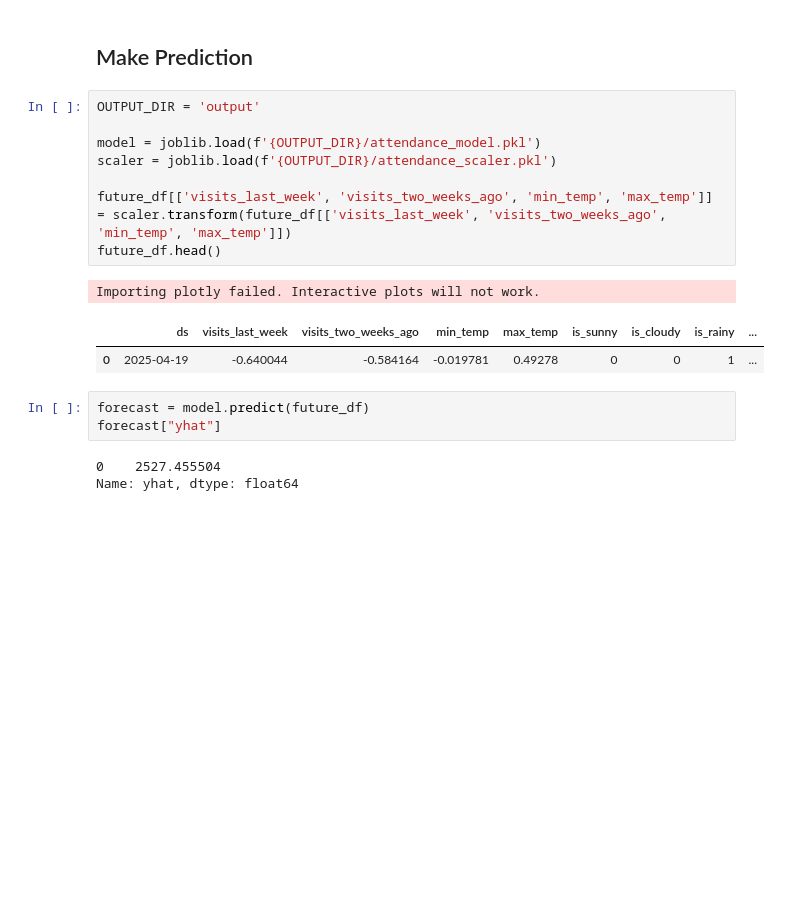
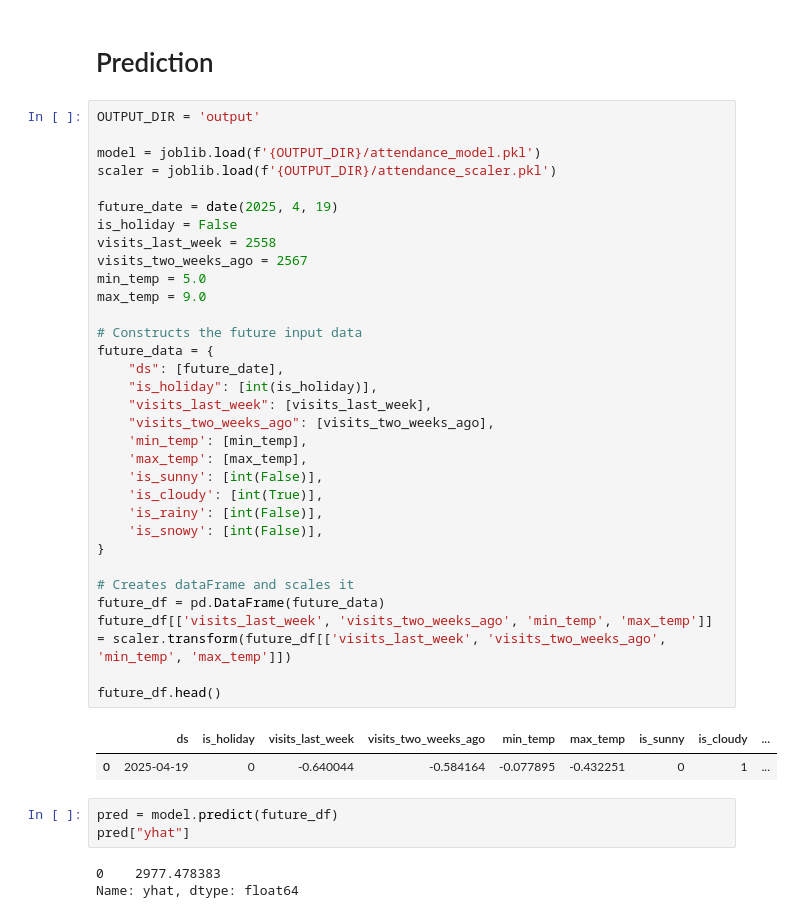
Before and after one commit to paulhfch/evergreen-market-attendance-forecast, a Jupyter notebook: attendance-forecast.ipynb, the cells around one changed output. Cells and saved outputs as stored; diff of their text form; blank space fills up the shorter version.

Commit message:
Update prediction function to take in inputs instead of calling API

```diff
--- a/attendance-forecast.ipynb
+++ b/attendance-forecast.ipynb
@@ -130,20 +437,43 @@ future_df.head()
 # %% [markdown]
-## Make Prediction
+# Prediction
 # %%
 OUTPUT_DIR = 'output'
 
 model = joblib.load(f'{OUTPUT_DIR}/attendance_model.pkl')
 scaler = joblib.load(f'{OUTPUT_DIR}/attendance_scaler.pkl')
 
+future_date = date(2025, 4, 19)
+is_holiday = False
+visits_last_week = 2558
+visits_two_weeks_ago = 2567
+min_temp = 5.0
+max_temp = 9.0
+
+# Constructs the future input data
+future_data = {
+    "ds": [future_date],
+    "is_holiday": [int(is_holiday)],
+    "visits_last_week": [visits_last_week],
+    "visits_two_weeks_ago": [visits_two_weeks_ago],
+    'min_temp': [min_temp],
+	'max_temp': [max_temp],
+	'is_sunny': [int(False)],
+	'is_cloudy': [int(True)],
+	'is_rainy': [int(False)],
+	'is_snowy': [int(False)],
+}
+
+# Creates dataFrame and scales it
+future_df = pd.DataFrame(future_data)
 future_df[['visits_last_week', 'visits_two_weeks_ago', 'min_temp', 'max_temp']] = scaler.transform(future_df[['visits_last_week', 'visits_two_weeks_ago', 'min_temp', 'max_temp']])
+
 future_df.head()
 # %% [output]
-Importing plotly failed. Interactive plots will not work.
-|  | ds | visits_last_week | visits_two_weeks_ago | min_temp | max_temp | is_sunny | is_cloudy | is_rainy | ... |
-| 0 | 2025-04-19 | -0.640044 | -0.584164 | -0.019781 | 0.49278 | 0 | 0 | 1 | ... |
+|  | ds | is_holiday | visits_last_week | visits_two_weeks_ago | min_temp | max_temp | is_sunny | is_cloudy | ... |
+| 0 | 2025-04-19 | 0 | -0.640044 | -0.584164 | -0.077895 | -0.432251 | 0 | 1 | ... |
 # %%
-forecast = model.predict(future_df)
-forecast["yhat"]
+pred = model.predict(future_df)
+pred["yhat"]
 # %% [output]
-0    2527.455504
+0    2977.478383
 Name: yhat, dtype: float64
```
Also changed, not shown: parts of 32 cells of this notebook, 2 other files.
